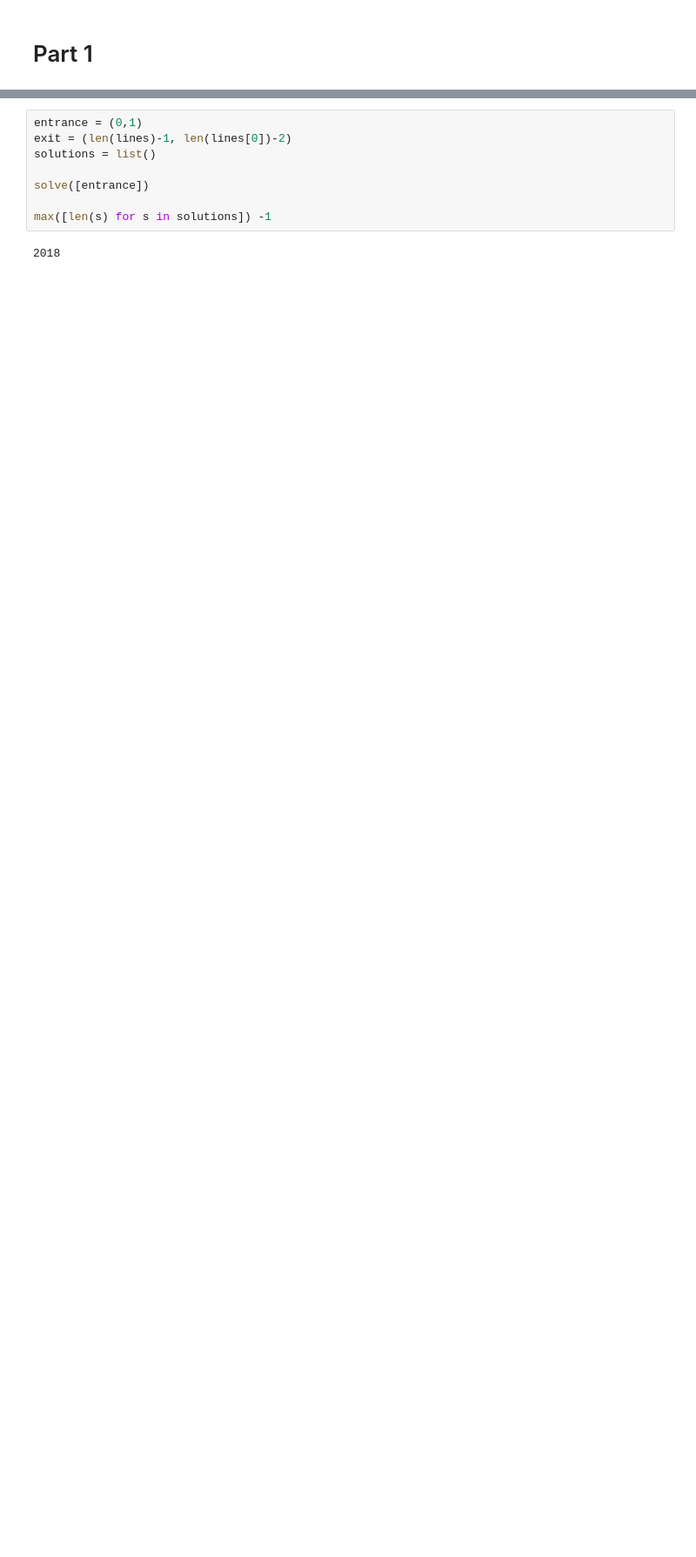
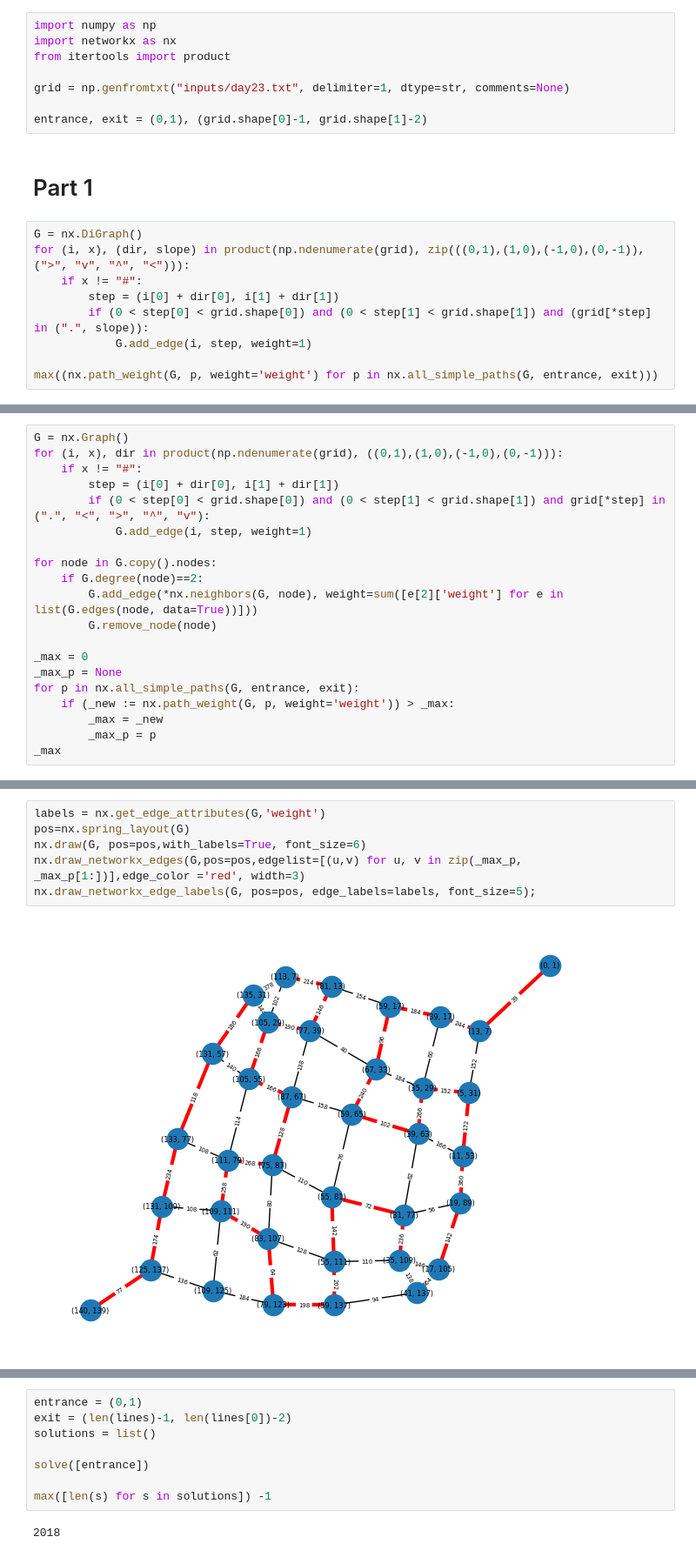
Before and after one commit to SRoz/advent_of_code_2023, a Jupyter notebook: day23.ipynb, the cells around one changed output, grey strips where cells are left out. Shown at 87% size. Drawn from its saved outputs; the diff is of its cells as text; blank space fills up the shorter version.

```diff
--- a/day23.ipynb
+++ b/day23.ipynb
@@ -6,2 +1,19 @@ lines = input.splitlines()
+# %%
+import numpy as np
+import networkx as nx
+from itertools import product
+
+grid = np.genfromtxt("inputs/day23.txt", delimiter=1, dtype=str, comments=None)
+
+entrance, exit = (0,1), (grid.shape[0]-1, grid.shape[1]-2)
 # %% [markdown]
 # Part 1
+# %%
+G = nx.DiGraph()
+for (i, x), (dir, slope) in product(np.ndenumerate(grid), zip(((0,1),(1,0),(-1,0),(0,-1)), (">", "v", "^", "<"))):
+    if x != "#":
+        step = (i[0] + dir[0], i[1] + dir[1])
+        if (0 < step[0] < grid.shape[0]) and (0 < step[1] < grid.shape[1]) and (grid[*step] in (".", slope)):
+            G.add_edge(i, step, weight=1)
+
+max((nx.path_weight(G, p, weight='weight') for p in nx.all_simple_paths(G, entrance, exit)))
@@ -7,0 +24,20 @@ lines = input.splitlines()
+# %%
+G = nx.Graph()
+for (i, x), dir in product(np.ndenumerate(grid), ((0,1),(1,0),(-1,0),(0,-1))):
+    if x != "#":
+        step = (i[0] + dir[0], i[1] + dir[1])
+        if (0 < step[0] < grid.shape[0]) and (0 < step[1] < grid.shape[1]) and grid[*step] in (".", "<", ">", "^", "v"):
+            G.add_edge(i, step, weight=1)
+
+for node in G.copy().nodes:
+    if G.degree(node)==2:
+        G.add_edge(*nx.neighbors(G, node), weight=sum([e[2]['weight'] for e in list(G.edges(node, data=True))]))
+        G.remove_node(node)
+
+_max = 0
+_max_p = None
+for p in nx.all_simple_paths(G, entrance, exit):
+    if (_new := nx.path_weight(G, p, weight='weight')) > _max:
+        _max = _new
+        _max_p = p
+_max
@@ -7,0 +46,8 @@ lines = input.splitlines()
+# %%
+labels = nx.get_edge_attributes(G,'weight')
+pos=nx.spring_layout(G)
+nx.draw(G, pos=pos,with_labels=True, font_size=6)
+nx.draw_networkx_edges(G,pos=pos,edgelist=[(u,v) for u, v in zip(_max_p, _max_p[1:])],edge_color ='red', width=3)
+nx.draw_networkx_edge_labels(G, pos=pos, edge_labels=labels, font_size=5);
+# %% [output]
+[figure, added]
```
Also changed, not shown: parts of 10 cells of this notebook.
